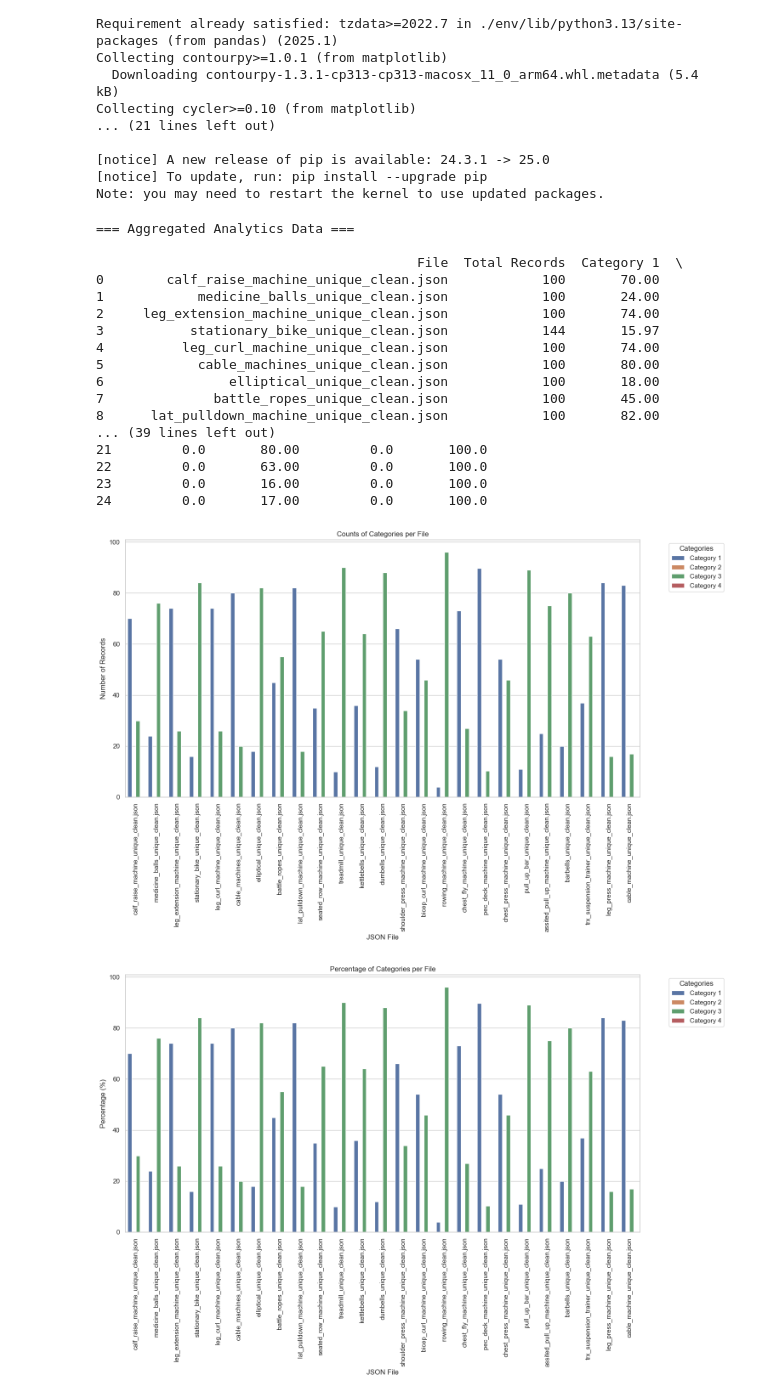
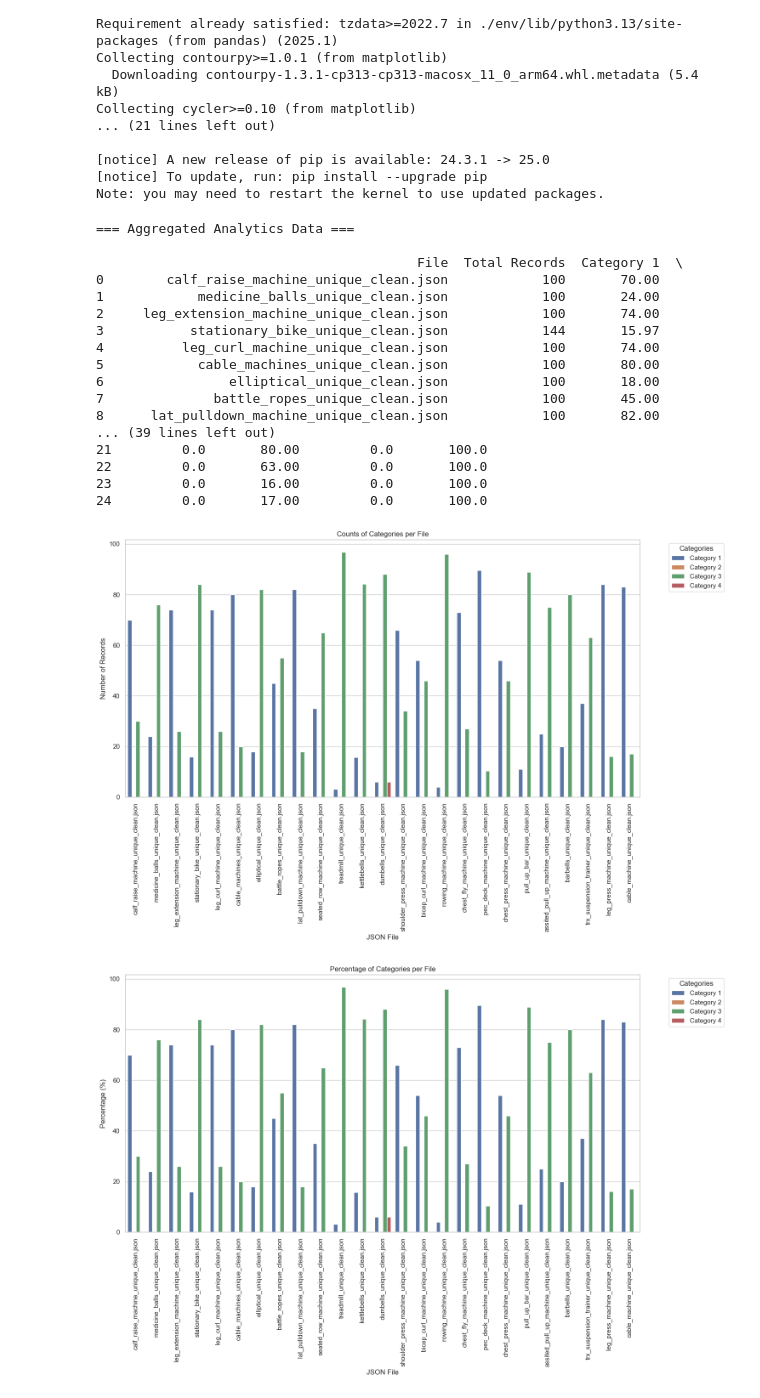
Before and after one commit to E-cercise/data-scrapper-actor, a Jupyter notebook: experimant.ipynb, the cells around one changed output. Drawn from its saved outputs; the diff is of its cells as text; code cells hidden in the pictures.

```diff
--- a/experimant.ipynb
+++ b/experimant.ipynb
@@ -235,7 +235,7 @@ def classify_records(data):
     }
 
     for dat in data:
-        has_brand_json = "brand" in dat
+        has_brand_json = "brand" in dat and bool(dat["brand"])
         has_attributes = isinstance(dat.get("attributes"), list)
         has_brand_attribute = False
 
@@ -372,32 +372,32 @@ def main():
     print("=== Aggregated Analytics Data ===\n")
     print(analytics_df)
 
     # Visualize the analytics
     visualize_analytics(analytics_df)
 
     # Optionally, save the analytics data to a CSV file
     analytics_df.to_csv("analytics_report.csv", index=False)
     print("\nAnalytics report saved to 'analytics_report.csv'.")
 
 if __name__ == "__main__":
     main()
 # %% [output]
 === Aggregated Analytics Data ===
 
                                          File  Total Records  Category 1  \
 0        calf_raise_machine_unique_clean.json            100       70.00
 1            medicine_balls_unique_clean.json            100       24.00
 2     leg_extension_machine_unique_clean.json            100       74.00
 3           stationary_bike_unique_clean.json            144       15.97
 4          leg_curl_machine_unique_clean.json            100       74.00
 5            cable_machines_unique_clean.json            100       80.00
 6                elliptical_unique_clean.json            100       18.00
 7              battle_ropes_unique_clean.json            100       45.00
 8      lat_pulldown_machine_unique_clean.json            100       82.00
 ... (39 lines left out)
 21         0.0       80.00         0.0       100.0
 22         0.0       63.00         0.0       100.0
 23         0.0       16.00         0.0       100.0
 24         0.0       17.00         0.0       100.0
-[figure, old version]
+[figure, new version]
-[figure, old version]
+[figure, new version]
```
Also changed, not shown: parts of 3 cells of this notebook, 4 other files.
